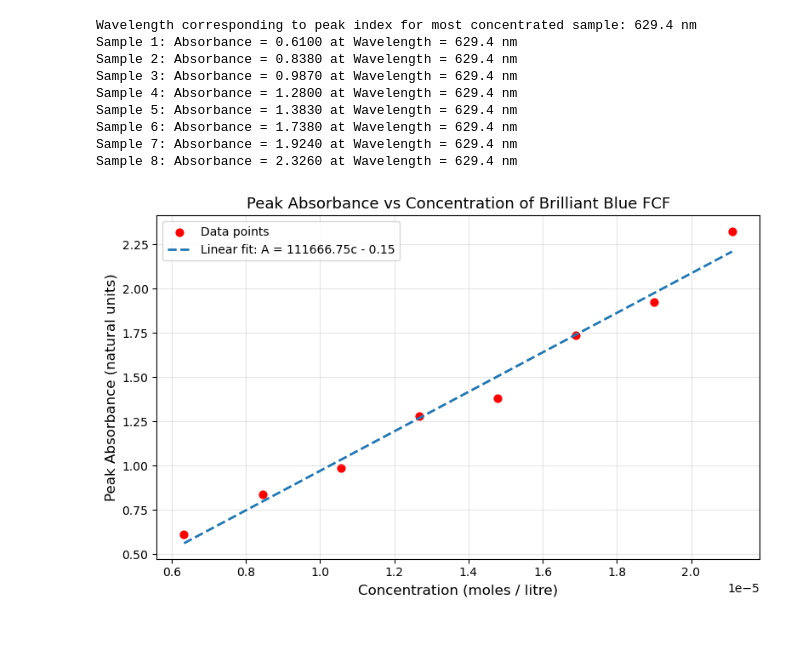
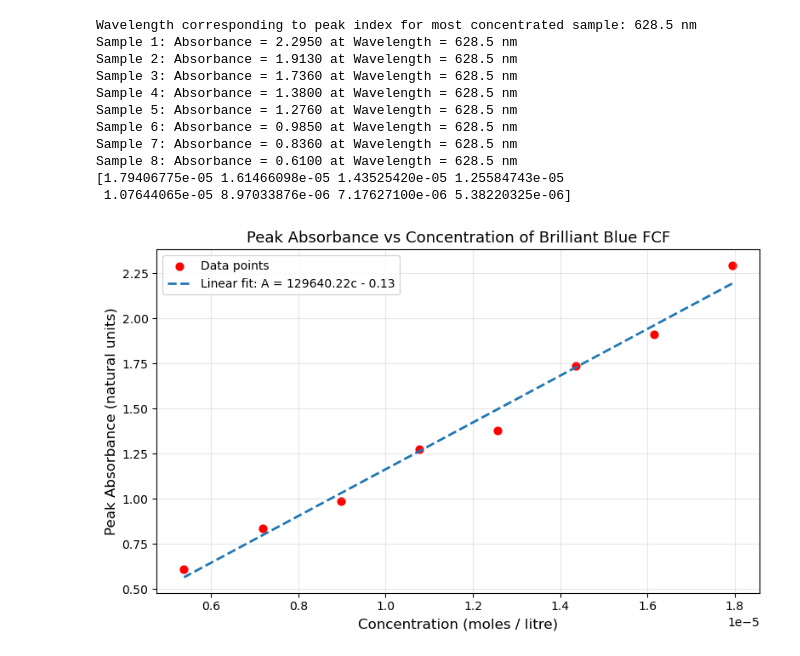
Before and after one commit to mjyazar/Waves-and-Optics-Experiment, a Jupyter notebook: main.ipynb, the cells around one changed output. Drawn from its saved outputs; the diff is of its cells as text; code cells hidden in the pictures.

Commit message:
All of error propagation for all solutions. Correction of Data Order. Correction of Concentration (accounting purity).

```diff
--- a/main.ipynb
+++ b/main.ipynb
@@ -6,7 +6,7 @@ import scipy
 from scipy import stats
 
 # Load data from a CSV file
-data = pd.read_csv('Data Low Concentration.csv')
+data = pd.read_csv('Low Concentration Data.csv')
 
 # Extract wavelength and intensity data
 wavelength = np.array(data['nm lambda'])
@@ -20,32 +20,8 @@ sample_count = intensities_filtered.shape[1]
 
 # Data overview
 print(f"Wavelength range: {wavelength.min():.1f} - {wavelength.max():.1f} nm")
+print(f"Wavelength range (filtered): {wavelength_filtered.min():.1f} - {wavelength_filtered.max():.1f} nm")
 print(f"Number of samples: {sample_count}")
 print(f"Data shape: {intensities.shape}")
-
-# Define concentrations and labels
-c1 = (3/32) * 0.000225137  # 1st solution - most concentrated
-concentrations = np.array([3/10, 4/10, 5/10, 6/10, 7/10, 8/10, 9/10, 1]) * c1
-labels = ['3c₁/10', '4c₁/10', '5c₁/10', '6c₁/10', '7c₁/10', '8c₁/10', '9c₁/10', 'c₁']
-
-# Define figure and colors for plotting
-plt.figure(figsize=(11, 6))
-colors = plt.cm.plasma(np.linspace(0.3, 0.9, 8))
-
-# plot the absorption spectra
-for i in range(sample_count):
-    plt.plot(wavelength_filtered, intensities_filtered[:, i], label=labels[i], color=colors[i], linewidth=2, alpha=0.8)
-
-# Label the plots
-plt.xlabel('Wavelength (nm)', fontsize=12)
-plt.ylabel('Absorbance (natural units)', fontsize=12)
-plt.title('Brilliant Blue FCF Absorption Spectra at Different Concentrations', fontsize=13)
-plt.legend(title='Concentration', ncol=2)
-plt.grid(alpha=0.3)
-plt.xlim(wavelength_filtered.min(), wavelength_filtered.max())
-plt.tight_layout()
-
-# Save figure
-plt.savefig('Absorption Spectra.png', dpi=300)
 # %% [output]
 Wavelength range: 0.0 - 894.9 nm
@@ -55,43 +130,47 @@ Data shape: (4096, 8)
 # %%
 # Find index of the concentration sample's peak absorption
 peak_index = intensities_filtered[:, 7].argmax()
 print(f"Wavelength corresponding to peak index for most concentrated sample: {wavelength_filtered[peak_index]:.1f} nm")
 
 # Find and store absorbances of all samples for the same wavelength as the most concentrated sample's peak
 absorbances = []
 for sample in range(sample_count):
     absorbance = intensities_filtered[:, sample][peak_index]
     absorbances.append(absorbance)
 
     print(f"Sample {sample + 1}: Absorbance = {absorbance:.4f} at Wavelength = {wavelength_filtered[peak_index]:.1f} nm")
 
 # Plot peak absorption vs concentration
 plt.figure(figsize=(8, 5))
-plt.scatter(concentrations, absorbances, color='red', s=40, label='Data points')
+concentrations_array = np.array([c for c, dc in concentrations.values()])
+print(concentrations_array)
+plt.scatter(concentrations_array, absorbances, color='red', s=40, label='Data points')
 
 # Perform linear regression and plot best fit line
-slope, intercept, r_value, p_value, std_err = scipy.stats.linregress(concentrations, absorbances)
-best_fit = slope * concentrations + intercept
-plt.plot(concentrations, best_fit, linestyle='--', linewidth=2, label=f'Linear fit: A = {slope:.2f}c {"" if intercept >= 0 else "-"} {abs(intercept):.2f}')
+slope, intercept, r_value, p_value, std_err = scipy.stats.linregress(concentrations_array, absorbances)
+best_fit = slope * concentrations_array + intercept
+plt.plot(concentrations_array, best_fit, linestyle='--', linewidth=2, label=f'Linear fit: A = {slope:.2f}c {"" if intercept >= 0 else "-"} {abs(intercept):.2f}')
 
 # Plot labels and formatting
 plt.xlabel('Concentration (moles / litre)', fontsize=12)
 plt.ylabel('Peak Absorbance (natural units)', fontsize=12)
 plt.title('Peak Absorbance vs Concentration of Brilliant Blue FCF', fontsize=13)
 plt.legend()
 plt.grid(alpha=0.3)
 plt.tight_layout()
 
 # Save figure
 plt.savefig('Peak Absorbance vs Concentration.png', dpi=300)
 # %% [output]
-Wavelength corresponding to peak index for most concentrated sample: 629.4 nm
-Sample 1: Absorbance = 0.6100 at Wavelength = 629.4 nm
-Sample 2: Absorbance = 0.8380 at Wavelength = 629.4 nm
-Sample 3: Absorbance = 0.9870 at Wavelength = 629.4 nm
-Sample 4: Absorbance = 1.2800 at Wavelength = 629.4 nm
-Sample 5: Absorbance = 1.3830 at Wavelength = 629.4 nm
-Sample 6: Absorbance = 1.7380 at Wavelength = 629.4 nm
-Sample 7: Absorbance = 1.9240 at Wavelength = 629.4 nm
-Sample 8: Absorbance = 2.3260 at Wavelength = 629.4 nm
+Wavelength corresponding to peak index for most concentrated sample: 628.5 nm
+Sample 1: Absorbance = 2.2950 at Wavelength = 628.5 nm
+Sample 2: Absorbance = 1.9130 at Wavelength = 628.5 nm
+Sample 3: Absorbance = 1.7360 at Wavelength = 628.5 nm
+Sample 4: Absorbance = 1.3800 at Wavelength = 628.5 nm
+Sample 5: Absorbance = 1.2760 at Wavelength = 628.5 nm
+Sample 6: Absorbance = 0.9850 at Wavelength = 628.5 nm
+Sample 7: Absorbance = 0.8360 at Wavelength = 628.5 nm
+Sample 8: Absorbance = 0.6100 at Wavelength = 628.5 nm
+[1.79406775e-05 1.61466098e-05 1.43525420e-05 1.25584743e-05
+ 1.07644065e-05 8.97033876e-06 7.17627100e-06 5.38220325e-06]
-[figure, old version]
+[figure, new version]
```
Also changed, not shown: parts of 3 cells of this notebook, 6 other files.
